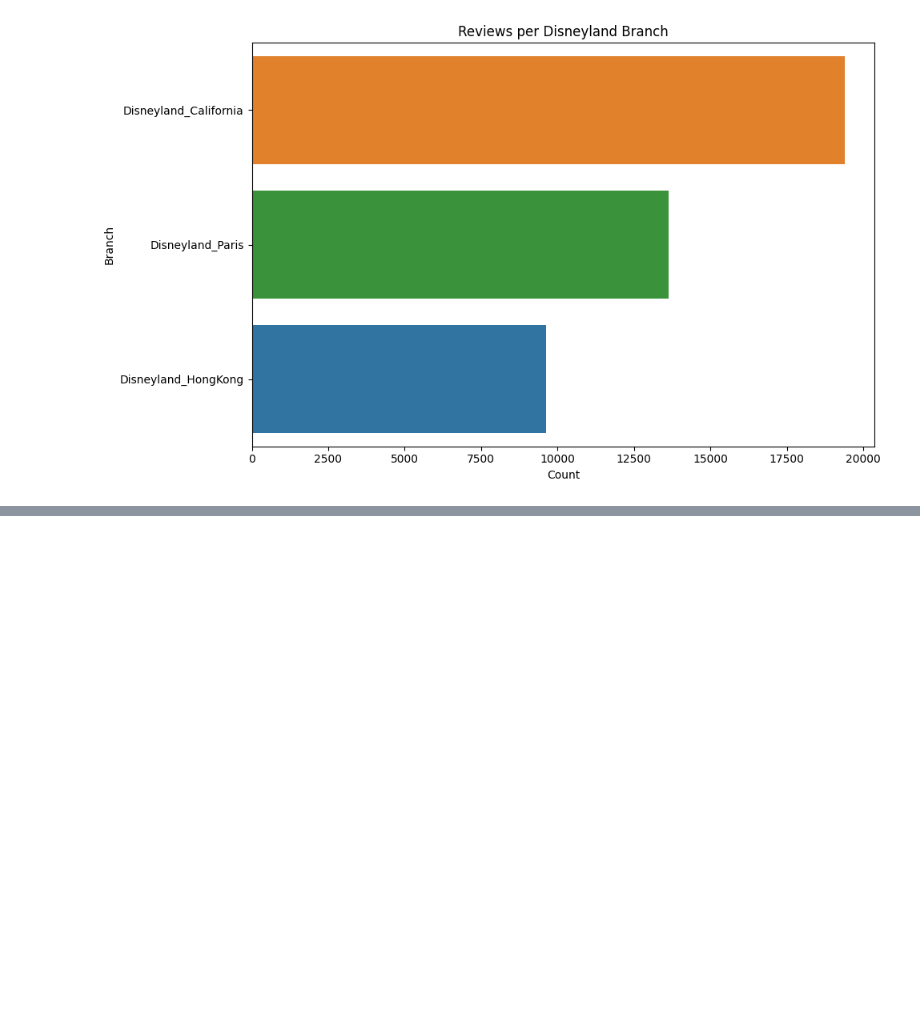
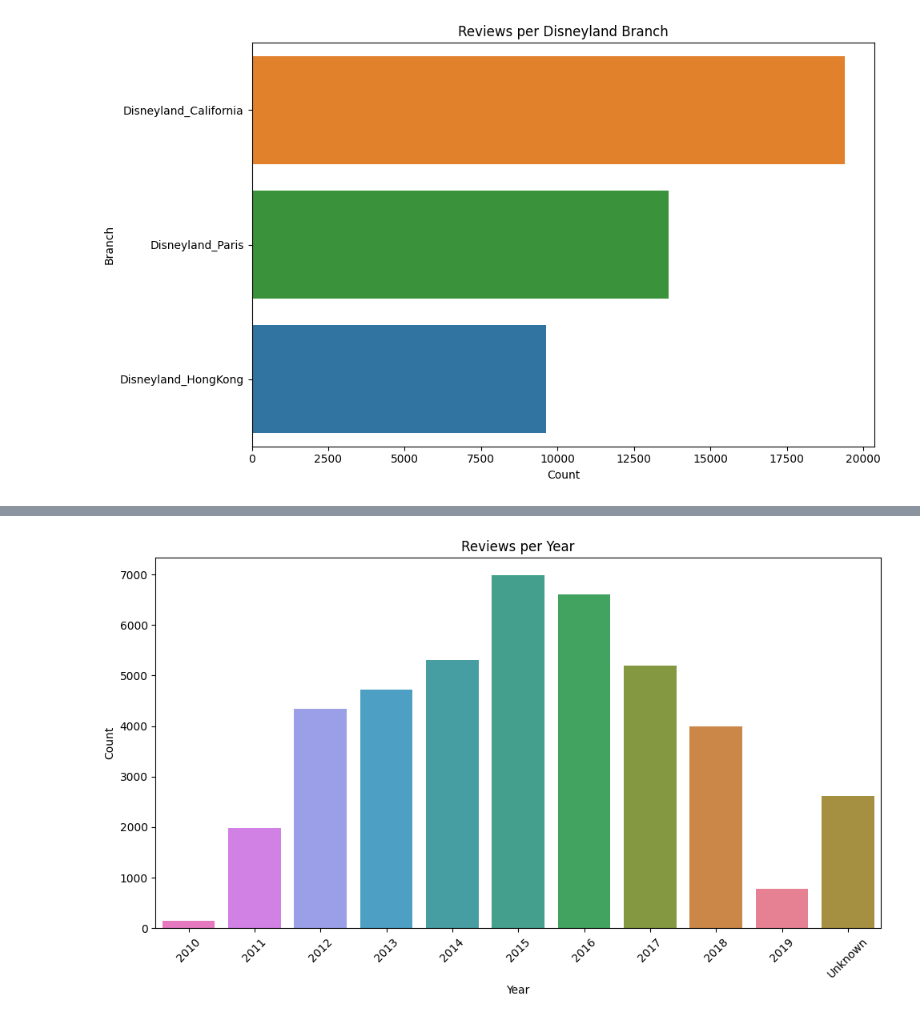
Before and after one commit to mohamadsolouki/NLP-Disneyland-Reviews, a Jupyter notebook: analysis.ipynb, the cells around one changed output, grey strips where cells are left out. Drawn from its saved outputs; the diff is of its cells as text; code cells hidden in the pictures; blank space fills up the shorter version.

```diff
--- a/analysis.ipynb
+++ b/analysis.ipynb
@@ -207,0 +116,14 @@ if __name__ == '__main__':
+# %%
+# Visualization 4: Reviews per Year
+df['Year'] = df['Year_Month'].apply(lambda x: x.split('-')[0] if x != 'missing' else 'Unknown')
+plt.figure(figsize=(10, 6))
+sns.countplot(data=df, x='Year', hue='Year', dodge=False, order=sorted(df['Year'].unique()), legend=False)
+plt.title('Reviews per Year')
+plt.ylabel('Count')
+plt.xlabel('Year')
+plt.xticks(rotation=45)
+plt.tight_layout()
+plt.savefig('images/year_distribution.png')
+plt.show()
+# %% [output]
+[figure, added]
```
Also changed, not shown: parts of 28 cells of this notebook, 1 other file.
